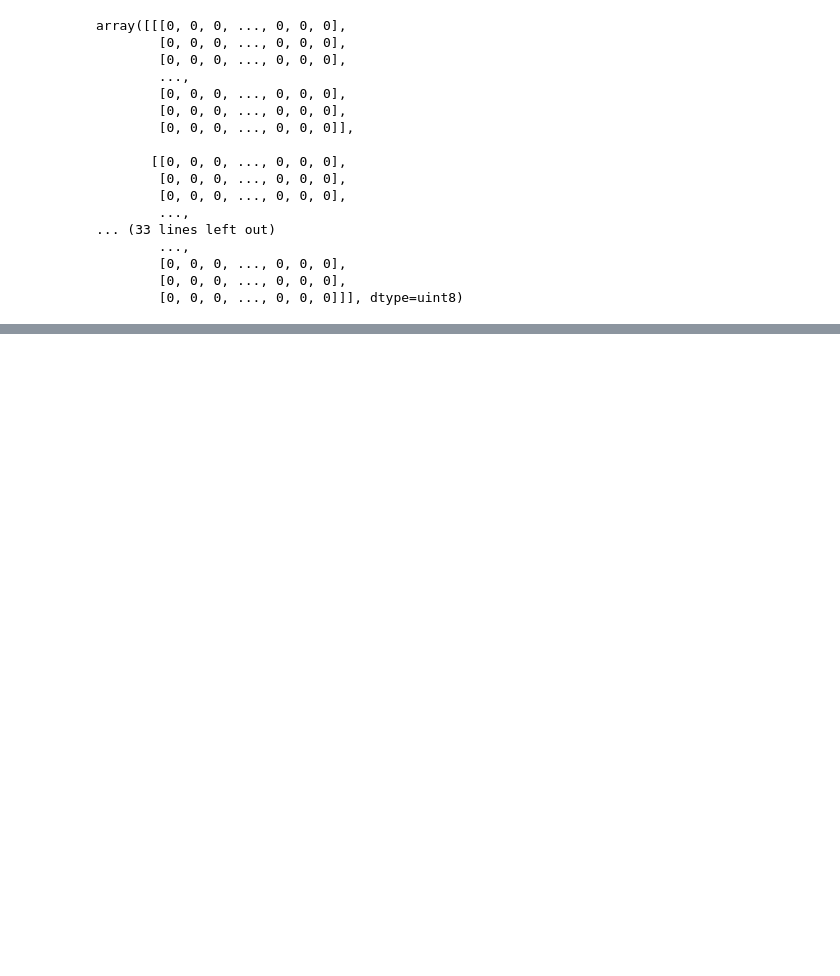
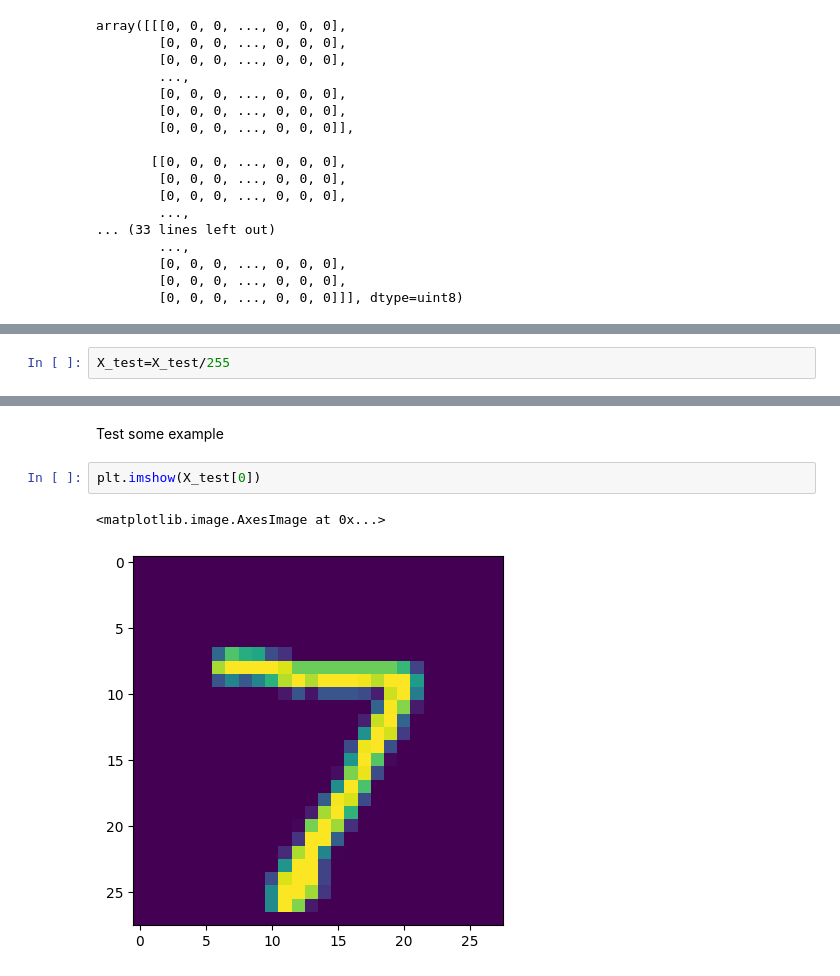
Before and after one commit to salman-shaikh7/Handwritten-Digit-Classification-using-ANN, a Jupyter notebook: Handwritten Digit Classification using ANN.ipynb, the cells around one changed output, grey strips where cells are left out. Cells and saved outputs as stored; diff of their text form; blank space fills up the shorter version.

```diff
--- a/Handwritten Digit Classification using ANN.ipynb
+++ b/Handwritten Digit Classification using ANN.ipynb
@@ -32,0 +34,2 @@ array([[[0, 0, 0, ..., 0, 0, 0],
+# %%
+X_test=X_test/255
@@ -32,0 +126,7 @@ array([[[0, 0, 0, ..., 0, 0, 0],
+# %% [markdown]
+Test some example
+# %%
+plt.imshow(X_test[0])
+# %% [output]
+<matplotlib.image.AxesImage at 0x...>
+[figure, added]
```
Also changed, not shown: parts of 17 cells of this notebook.
